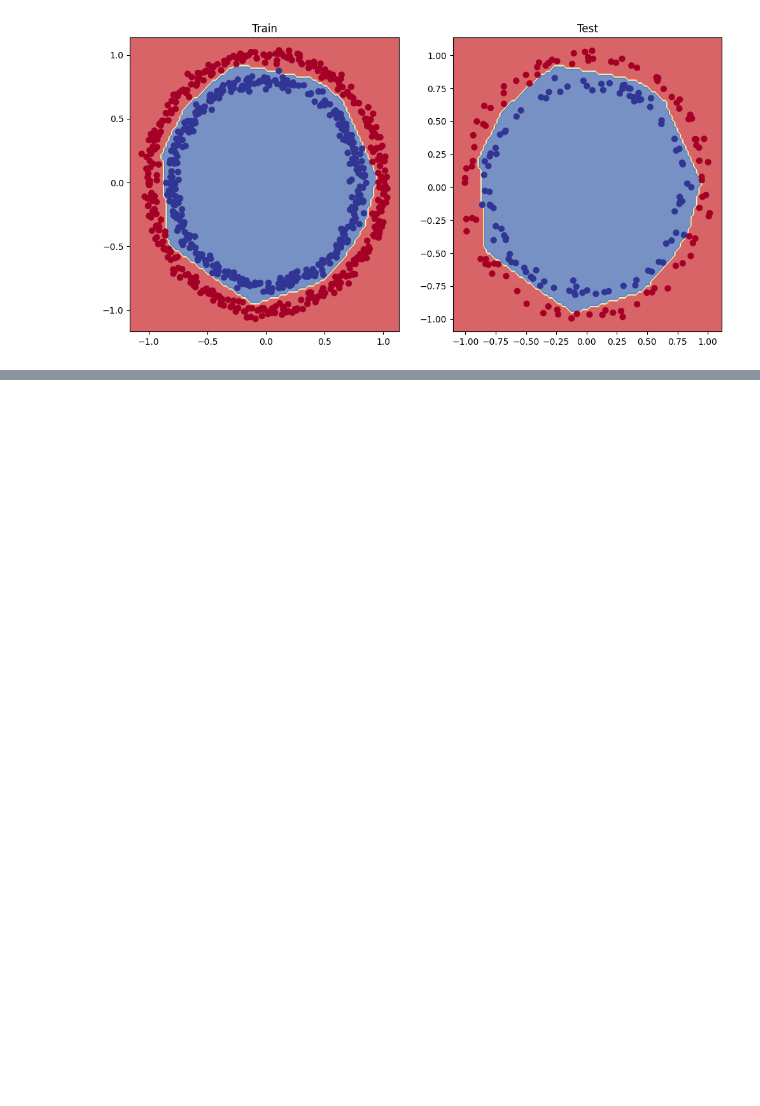
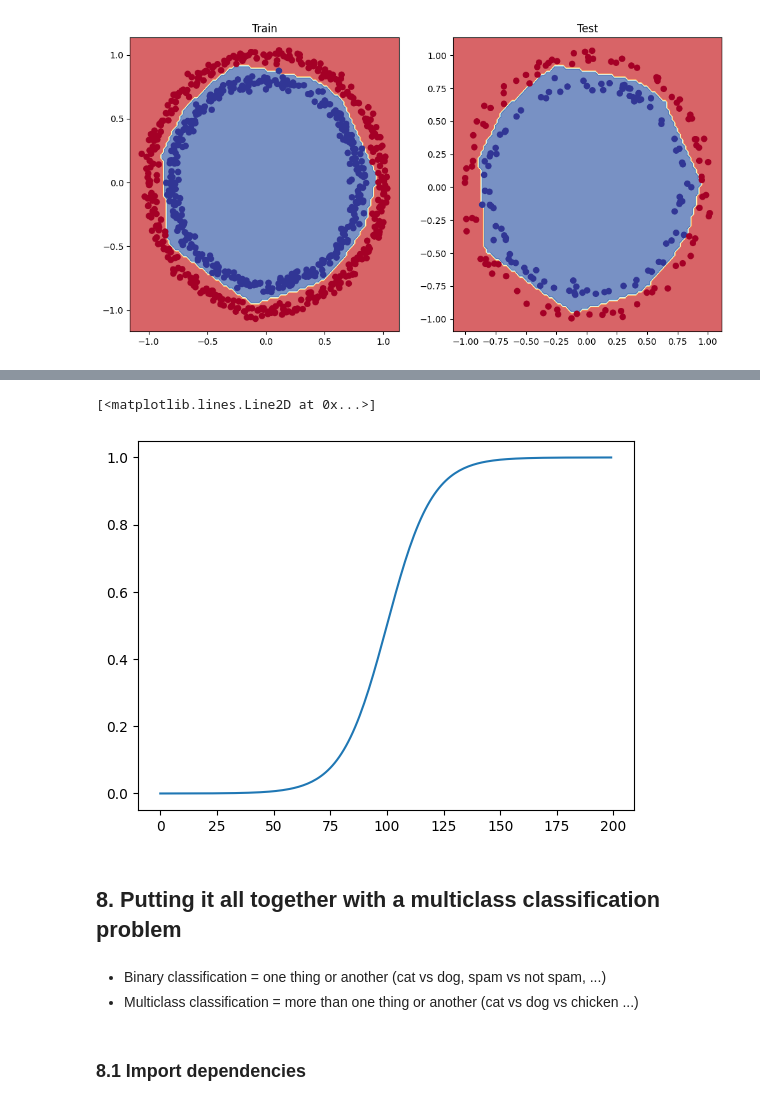
Before and after one commit to gvtsch/ZTM_Pytorch_ud, a Jupyter notebook: 02_pytorch_classification.ipynb, the cells around one changed output, grey strips where cells are left out. Cells and saved outputs as stored; diff of their text form; code cells hidden in the pictures; blank space fills up the shorter version.

```diff
--- a/02_pytorch_classification.ipynb
+++ b/02_pytorch_classification.ipynb
@@ -840,0 +864,16 @@ plot_decision_boundary(model_3, X_test, y_test)
+# %%
+def sigmoid(x: torch.Tensor) -> torch.Tensor:
+    return 1 / (1 + torch.exp(-x))
+# %%
+# Apply sigmoid to tensor A
+plt.plot(sigmoid(A))
+# %% [output]
+[<matplotlib.lines.Line2D at 0x...>]
+[figure, added]
+# %% [markdown]
+## 8. Putting it all together with a multiclass classification problem
+# %% [markdown]
+* Binary classification = one thing or another (cat vs dog, spam vs not spam, ...)
+* Multiclass classification = more than one thing or another (cat vs dog vs chicken ...)
+# %% [markdown]
+### 8.1 Import dependencies
```
Also changed, not shown: parts of 25 cells of this notebook.
